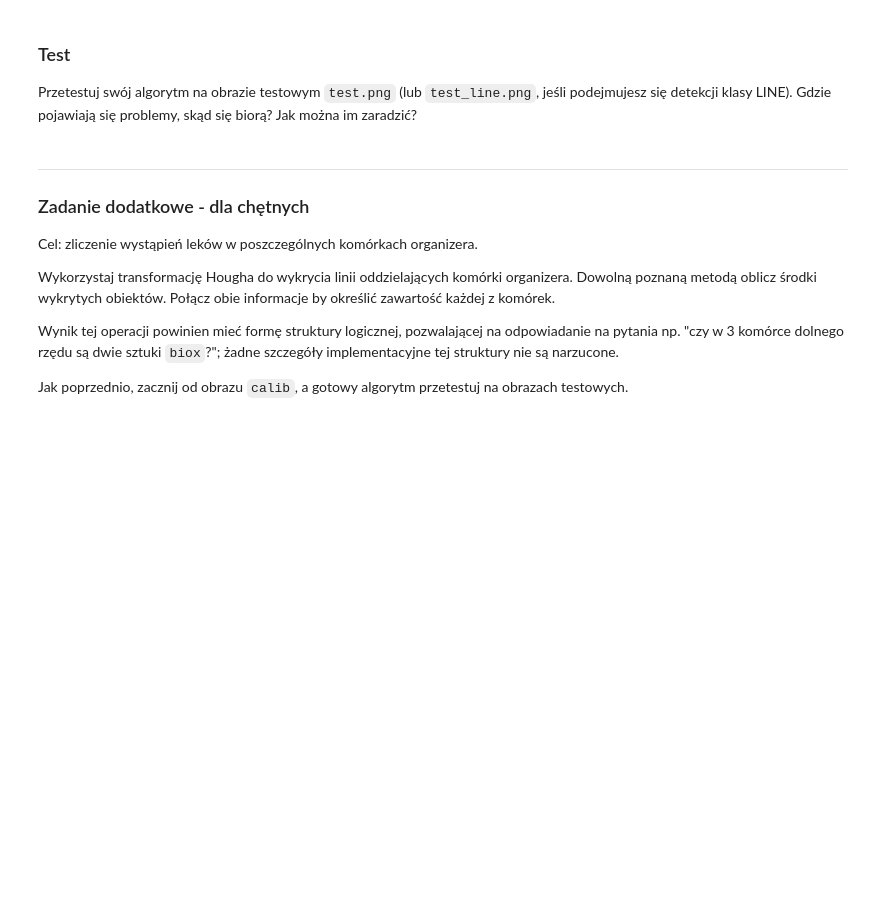
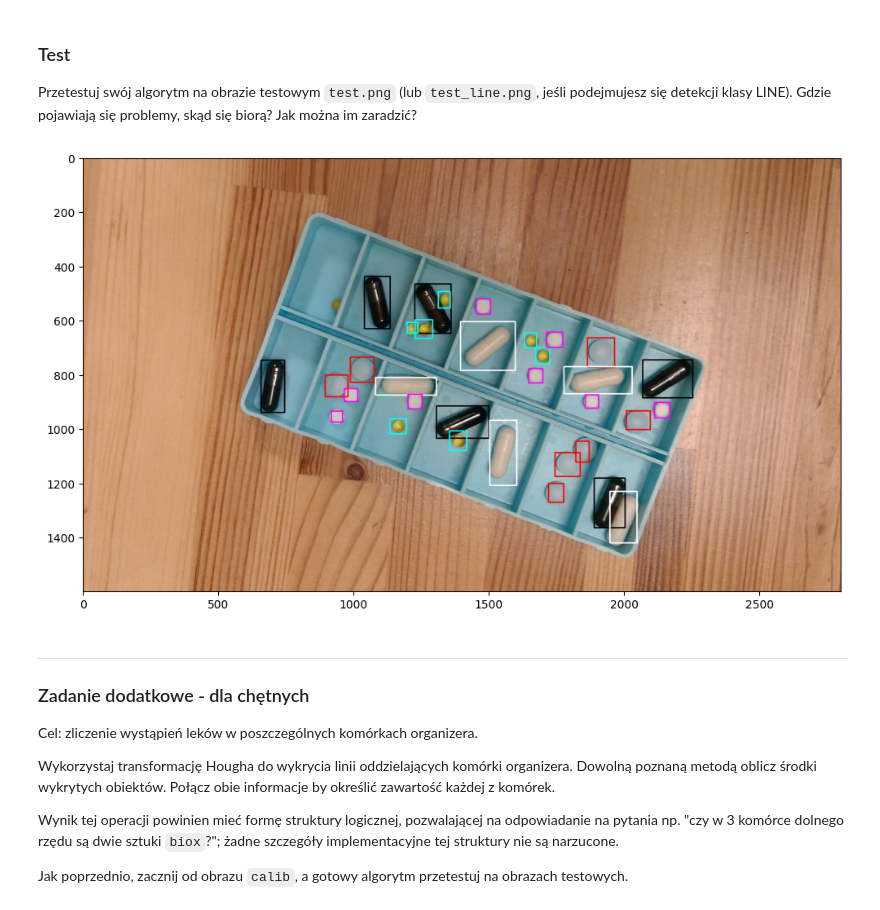
Before and after one commit to xizula/Image-Processing, a Jupyter notebook: Lab5/Lab5_zadanie.ipynb, the cells around one changed output. Saved outputs shown, nothing was run; the diff lists cells and outputs as text; code cells hidden in the pictures; blank space fills up the shorter version.

```diff
--- a/Lab5/Lab5_zadanie.ipynb
+++ b/Lab5/Lab5_zadanie.ipynb
@@ -53,0 +105,14 @@ class Pill:
+# %%
+def detect_keto_pills(image: np.ndarray) -> List[Pill]:
+    """Detects keto (blue) pills in the image"""
+    h,l,s = cv2.split(image)
+    thresholded = cv2.threshold(s, 35, 255, cv2.THRESH_BINARY_INV)[1]
+    eroded = cv2.erode(thresholded, np.ones((5,5), np.uint8), iterations=8)
+    dilated = cv2.dilate(eroded, np.ones((5,5), np.uint8), iterations=2)
+    contours, _ = cv2.findContours(dilated, cv2.RETR_EXTERNAL, cv2.CHAIN_APPROX_SIMPLE)
+    pills = []
+    for c in contours:
+        x, y, w, h = cv2.boundingRect(c)
+        x1, y1, w1, h1 = x-int(w/2), y-int(h/2), x+w+int(w/2), y+h+int(h/2)
+        pills.append(Pill(PillType.KETO, (x1, y1, w1, h1)))
+    return pills
@@ -54,7 +210,23 @@ class Pill:
 # %%
 def detect_objects(image: np.ndarray, **kwargs) -> List[Pill]:
+    """Detects objects in the image"""
+    image_gray = cv2.cvtColor(image, cv2.COLOR_BGR2GRAY)
+    image_yuv = cv2.cvtColor(image, cv2.COLOR_BGR2YUV)
+    image_hsv = cv2.cvtColor(image, cv2.COLOR_BGR2HSV)
+    image_hls = cv2.cvtColor(image, cv2.COLOR_BGR2HLS)
+    image_lab = cv2.cvtColor(image, cv2.COLOR_BGR2LAB)
+    pills = []
+    # print(pills)
+    carb, black_hull_mask = detect_carbon_pills(image_gray, image_hsv)
+    pills.extend(carb)
+    pills.extend(detect_espu_pills(image_yuv))
+    pills.extend(detect_keto_pills(image_hls))
+    probio, white_pills = detect_probio_pills(image_hsv, image_yuv, image_lab)
+    pills.extend(probio)
+    pills.extend(detect_biox_pills(image, image_hsv, black_hull_mask, white_pills))
+    return pills
     # TU BĘDZIE TWOJA IMPLEMENTACJA DETEKTORA
-    raise NotImplementedError
+    # raise NotImplementedError
 # %%
 COLORMAP = {
     # RGB colorspace
@@ -69,8 +241,13 @@ COLORMAP = {
 def display_objects(image: np.ndarray, objects: List[Pill]) -> None:
     # TU BĘDZIE TWOJA IMPLEMENTACJA METODY WIZUALIZACJI
     image = image.copy()
-    # ...
-    plt.imshow(image)
+    for obj in objects:
+        color = COLORMAP[obj.type]
+        x, y, w, h = obj.location
+        cv2.rectangle(image, (x, y), (w, h), color, 4)
+
+    plt.figure(figsize=(12, 8))
+    plt.imshow(image[..., ::-1])
 # %%
 found = detect_objects(calib)
 display_objects(calib, found)
@@ -80,6 +259,12 @@ display_objects(calib, found)
 Przetestuj swój algorytm na obrazie testowym `test.png` (lub `test_line.png`, jeśli podejmujesz się detekcji klasy LINE).
 Gdzie pojawiają się problemy, skąd się biorą?
 Jak można im zaradzić?
+# %%
+test = cv2.imread('dane/test.png')
+found = detect_objects(test)
+display_objects(test, found)
+# %% [output]
+[figure, added]
 # %% [markdown]
 ---
 
```
Also changed, not shown: parts of 6 cells of this notebook, 6 other files.
